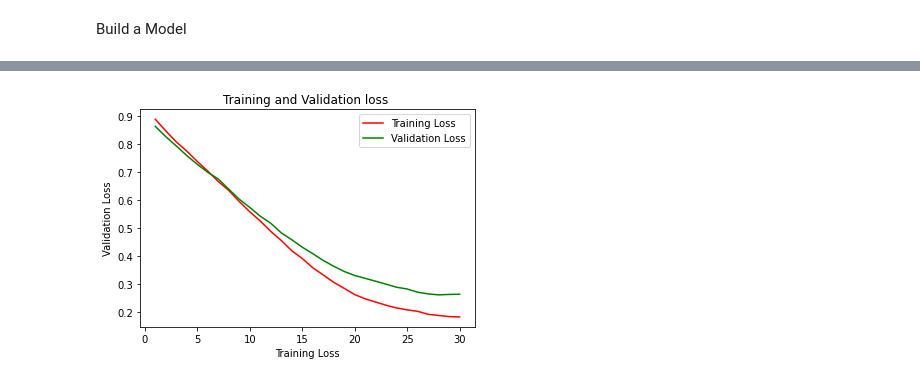
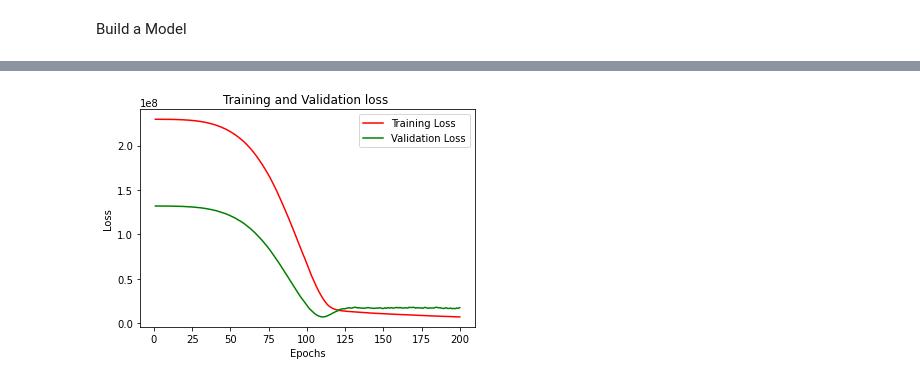
Before and after one commit to FarhanSE/Deep-Learning, a Jupyter notebook: Predicting_price_of_cars.ipynb, the cells around one changed output, grey strips where cells are left out. Saved outputs shown, nothing was run; the diff lists cells and outputs as text; code cells hidden in the pictures.

```diff
--- a/Predicting_price_of_cars.ipynb
+++ b/Predicting_price_of_cars.ipynb
@@ -357,5 +309,5 @@ network.add(layers.Dense(5, activation='relu', kernel_regularizer=regularizers.l
 network.add(layers.Dense(1))
 # %%
-network.compile(optimizer='adam', loss='mse', metrics='mae')
+network.compile(optimizer='rmsprop', loss='mse', metrics='mae')
 # %%
-history = network.fit(X_train,Y_train, batch_size=20, epochs=30, validation_data=(X_val, Y_val))
+history = network.fit(X_train,Y_train, batch_size=16, verbose=0, epochs=200, validation_data=(X_val, Y_val))
@@ -379,0 +314,2 @@ Epoch 30/30
+# %%
+epochs = range(1, 201)
@@ -380,15 +329,13 @@ Epoch 30/30
 # %%
 train_loss = history.history['loss']
 val_loss = history.history['val_loss']
-# %%
-epochs = range(1, 31)
 # %%
 plt.plot(epochs, train_loss, 'r', label='Training Loss')
 plt.plot(epochs, val_loss, 'g', label='Validation Loss')
 plt.title('Training and Validation loss ')
-plt.xlabel('Training Loss')
-plt.ylabel('Validation Loss')
+plt.xlabel('Epochs')
+plt.ylabel('Loss')
 plt.legend()
 plt.show()
 # %% [output]
-[figure, old version]
+[figure, new version]
```
Also changed, not shown: parts of 30 cells of this notebook.
